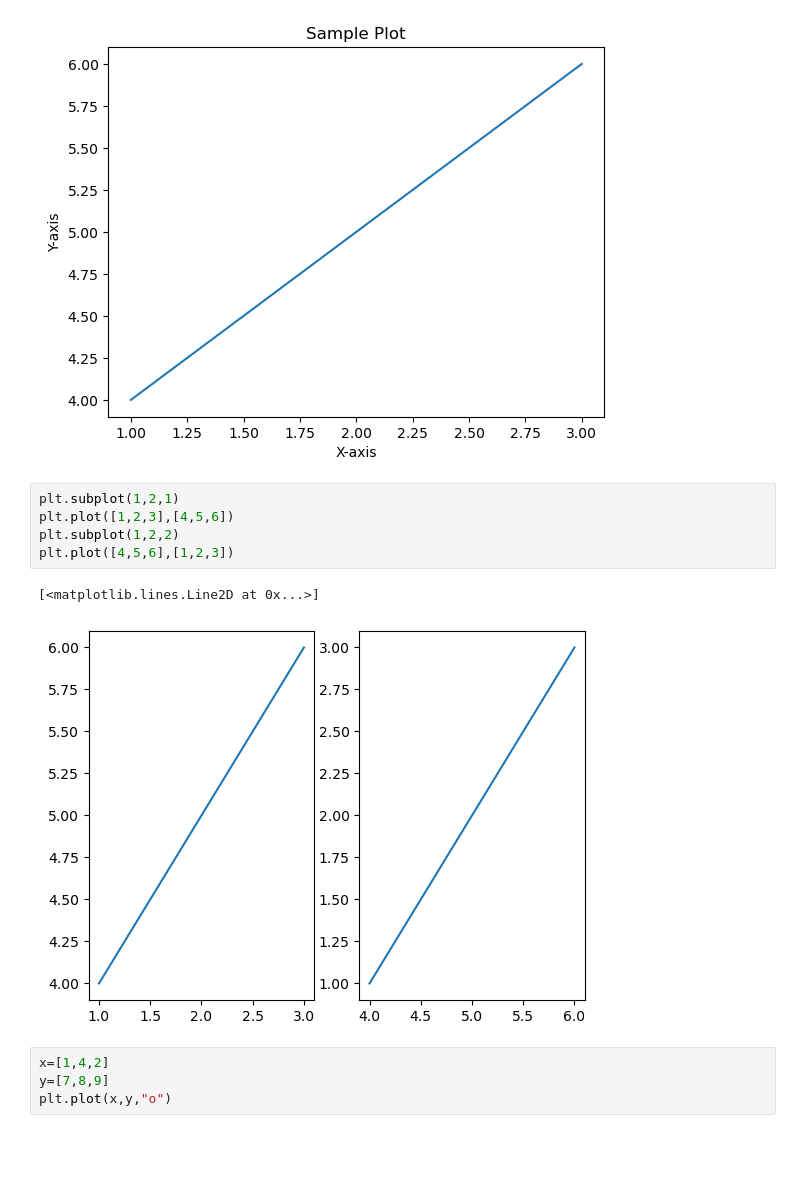
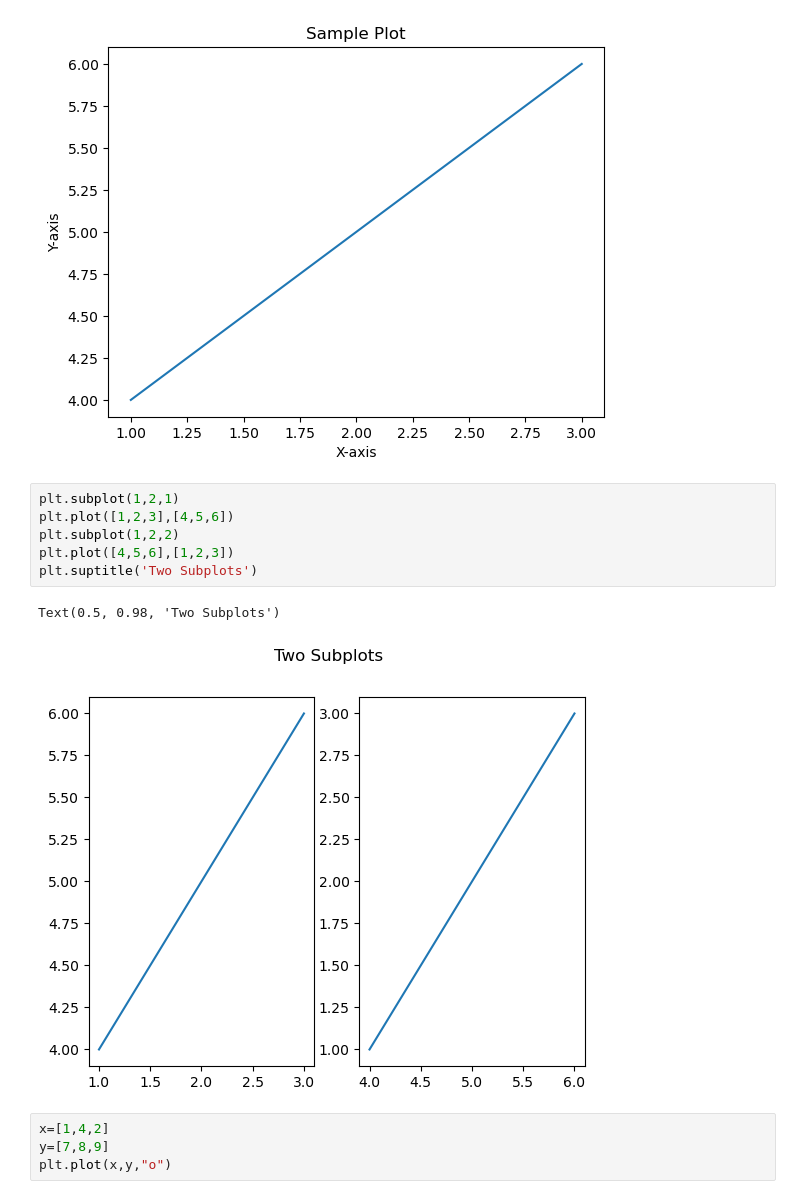
Before and after one commit to yazz0dev/DataScinceLab, a Jupyter notebook: record3/sample.ipynb, the cells around one changed output. Drawn from its saved outputs; the diff is of its cells as text; blank space fills up the shorter version.

```diff
--- a/record3/sample.ipynb
+++ b/record3/sample.ipynb
@@ -11,11 +11,12 @@ plt.show()
 # %%
 plt.subplot(1,2,1)
 plt.plot([1,2,3],[4,5,6])
 plt.subplot(1,2,2)
 plt.plot([4,5,6],[1,2,3])
+plt.suptitle('Two Subplots')
 # %% [output]
-[<matplotlib.lines.Line2D at 0x...>]
+Text(0.5, 0.98, 'Two Subplots')
-[figure, old version]
+[figure, new version]
 # %%
 x=[1,4,2]
 y=[7,8,9]
```
Also changed, not shown: parts of 1 cell of this notebook.
